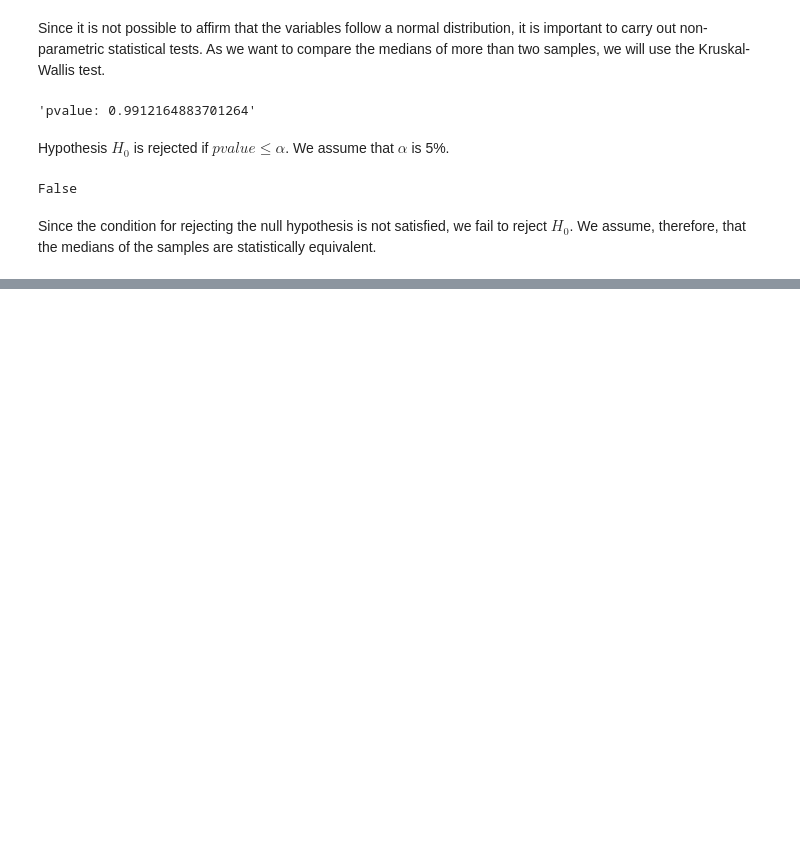
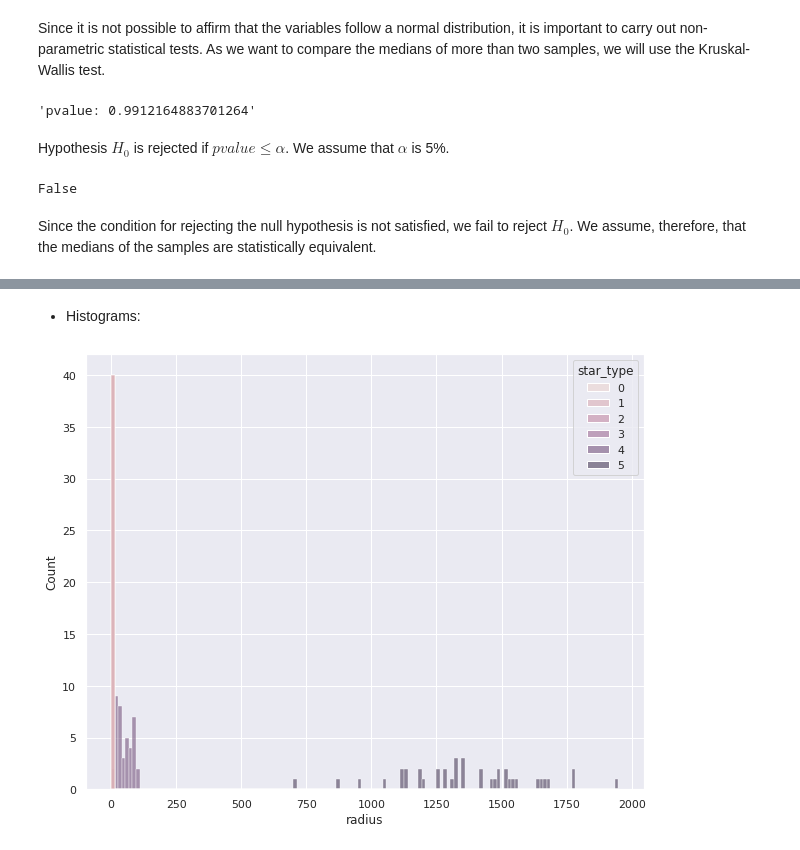
Before and after one commit to DamodaraBarbosa/machine_learning_studies, a Jupyter notebook: Star_type_prediction.ipynb, the cells around one changed output, grey strips where cells are left out. Cells and saved outputs as stored; diff of their text form; code cells hidden in the pictures; blank space fills up the shorter version.

```diff
--- a/Star_type_prediction.ipynb
+++ b/Star_type_prediction.ipynb
@@ -913,0 +997,8 @@ Since the condition for rejecting the null hypothesis is not satisfied, we fail
+# %% [markdown]
+* Histograms:
+# %%
+plt.figure(figsize= (10, 8))
+ax = sns.histplot(data= df, x= 'radius', hue= 'star_type')
+plt.show()
+# %% [output]
+[figure, added]
```
Also changed, not shown: parts of 41 cells of this notebook.
